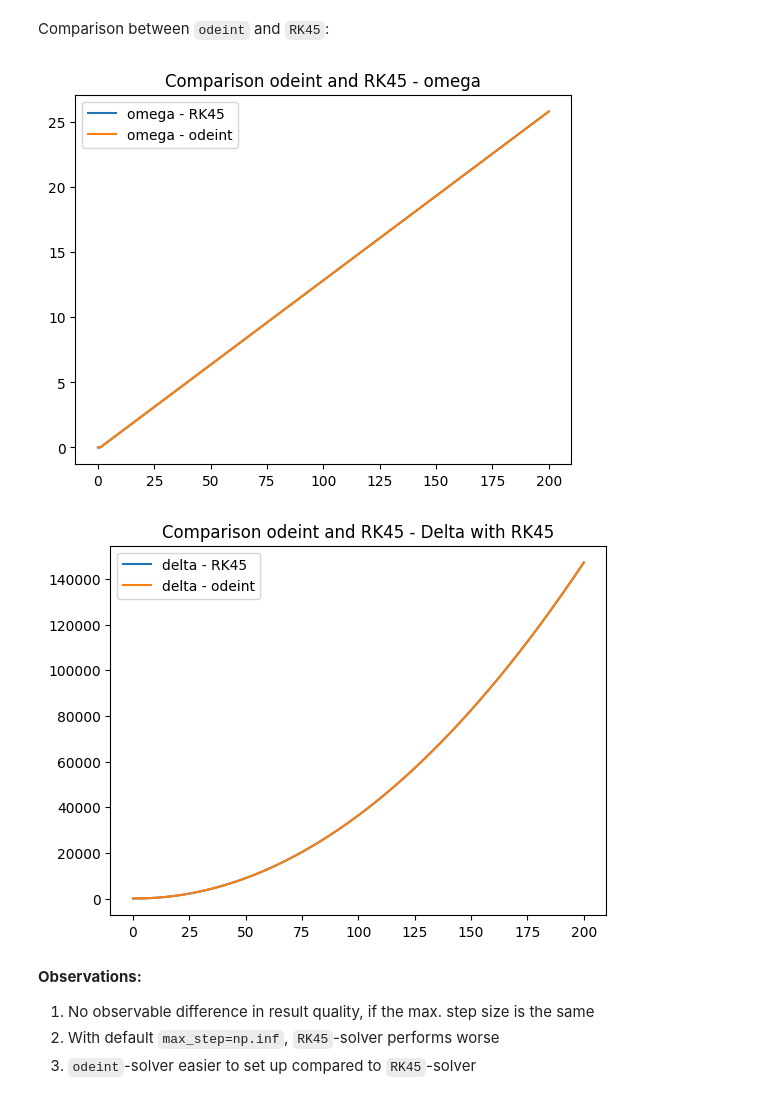
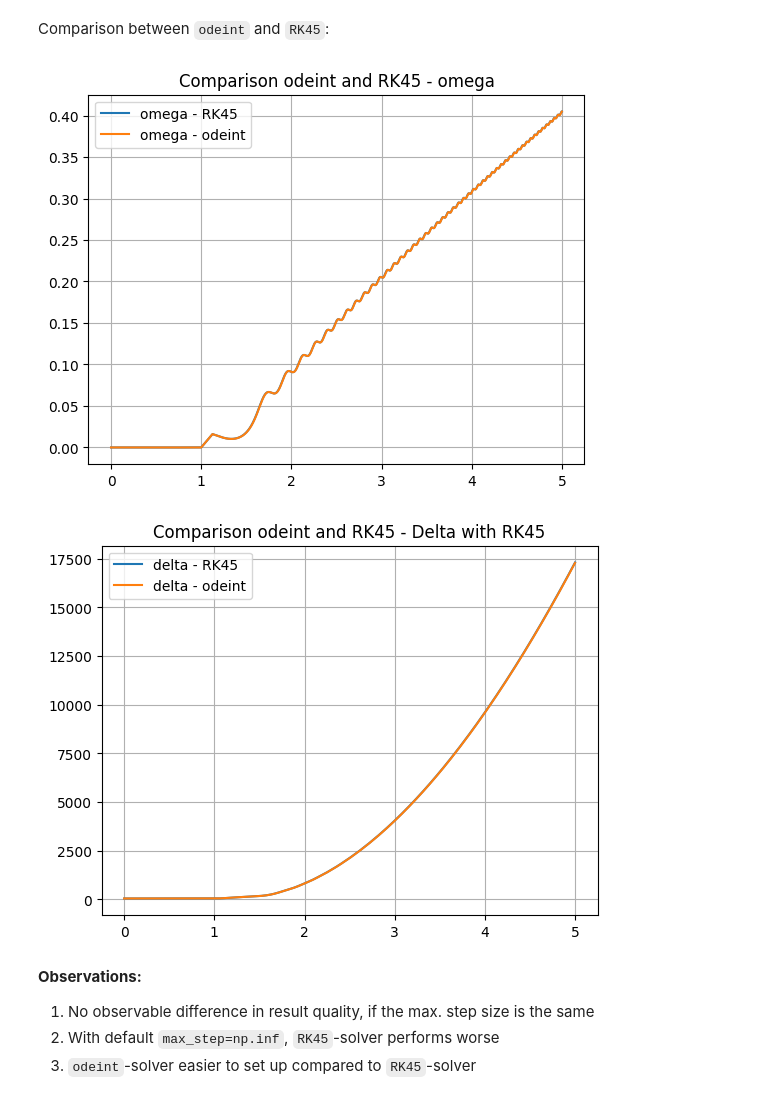
Before and after one commit to maxikoehler/Hauptseminararbeit, a Jupyter notebook: python/1_dev-workbook.ipynb, the cells around one changed output. Saved outputs shown, nothing was run; the diff lists cells and outputs as text; code cells hidden in the pictures.

```diff
--- a/python/1_dev-workbook.ipynb
+++ b/python/1_dev-workbook.ipynb
@@ -50,27 +54,18 @@ X_line = 0.65
 E_fd_gen = 1.075
 E_fd_ibb = 1.033
 P_m_gen = 1998/2200
-# P_m_gen = 0.6
 
 omega_gen_init = 0
 delta_gen_init = np.deg2rad(45.9)
+# delta_gen_init = np.deg2rad(43.22)
 delta_ibb_init = np.deg2rad(-5.0)
 
 # simulation setups
 t_start = 0
-t_end = 200
-t_step = 0.005
+t_end = 5
+t_step = 0.001
 
 fault_start = 1
-fault_end = t_end
+fault_end = 1.125
 # %% [markdown]
 Defining some helping functions for determing the grid demanded electrical Power $P_\mathrm{e}$ and the mechanical power $P_\mathrm{m}$ from the Turbine.
-# %%
-def P_e(E_1, E_2, X, delta):
-    P_e_gen = (E_1 * E_2) / X * np.sin(delta)
-    return P_e_gen
-
-def P_m(omega):
-    global P_m_gen
-    P_t = P_m_gen / (1 + omega)
-    return P_m_gen
@@ -78,6 +106,8 @@ def P_m(omega):
 Defining / Implementing the swing equation(s), in order to solve it with `odeoint` and `RK45` functions from the package `scipy.integrate`.
 # %%
 def ODE_system(state, t):
+    omega, delta = state
+
     global H_gen
     global E_fd_gen
     global E_fd_ibb
@@ -85,18 +115,21 @@ def ODE_system(state, t):
     global X_line
     global fault_start
     global fault_end
+    global fn
 
     if fault_start <= t < fault_end:
-        X = 0
-        E_ibb = 0
+        fault_on = True
     else:
-        X = X_line
-        E_ibb = E_fd_ibb
+        fault_on = False
 
-    omega, delta = state
+    # including time dependent solving of algebraic equations
+    v_bb_gen = algebraic(delta, fault_on)
 
-    d_omega_dt = 1 / (2 * H_gen) * (P_m(omega) - P_e(E_fd_gen, E_ibb, (X_gen + X), (delta)))
-    d_delta_dt = omega
+    E_gen_complex = mag_and_angle_to_cmplx(E_fd_gen, delta)
+    P_e_gen = (v_bb_gen * np.conj((E_gen_complex - v_bb_gen) / (1j * X_gen))).real
+
+    d_omega_dt = 1 / (2 * H_gen) * (P_m(omega) - P_e_gen)
+    d_delta_dt = omega * 2 * np.pi * fn
 
     return [d_omega_dt, d_delta_dt]
 
@@ -177,18 +214,20 @@ Comparison between `odeint` and `RK45`:
 # %%
 plt.plot(t_rk, omega_rk, label='omega - RK45')
 plt.plot(t_sim, omega, label='omega - odeint')
 plt.legend()
+plt.grid()
 plt.title('Comparison odeint and RK45 - omega')
 plt.show()
 
 plt.plot(t_rk, np.rad2deg(delta_rk), label='delta - RK45')
 plt.plot(t_sim, np.rad2deg(delta), label='delta - odeint')
 plt.legend()
+plt.grid()
 plt.title('Comparison odeint and RK45 - Delta with RK45')
 plt.show()
 # %% [output]
-[figure, old version]
+[figure, new version]
-[figure, old version]
+[figure, new version]
 # %% [markdown]
 **Observations:**<br>
 1. No observable difference in result quality, if the max. step size is the same
```
Also changed, not shown: parts of 6 cells of this notebook, 12 other files.
